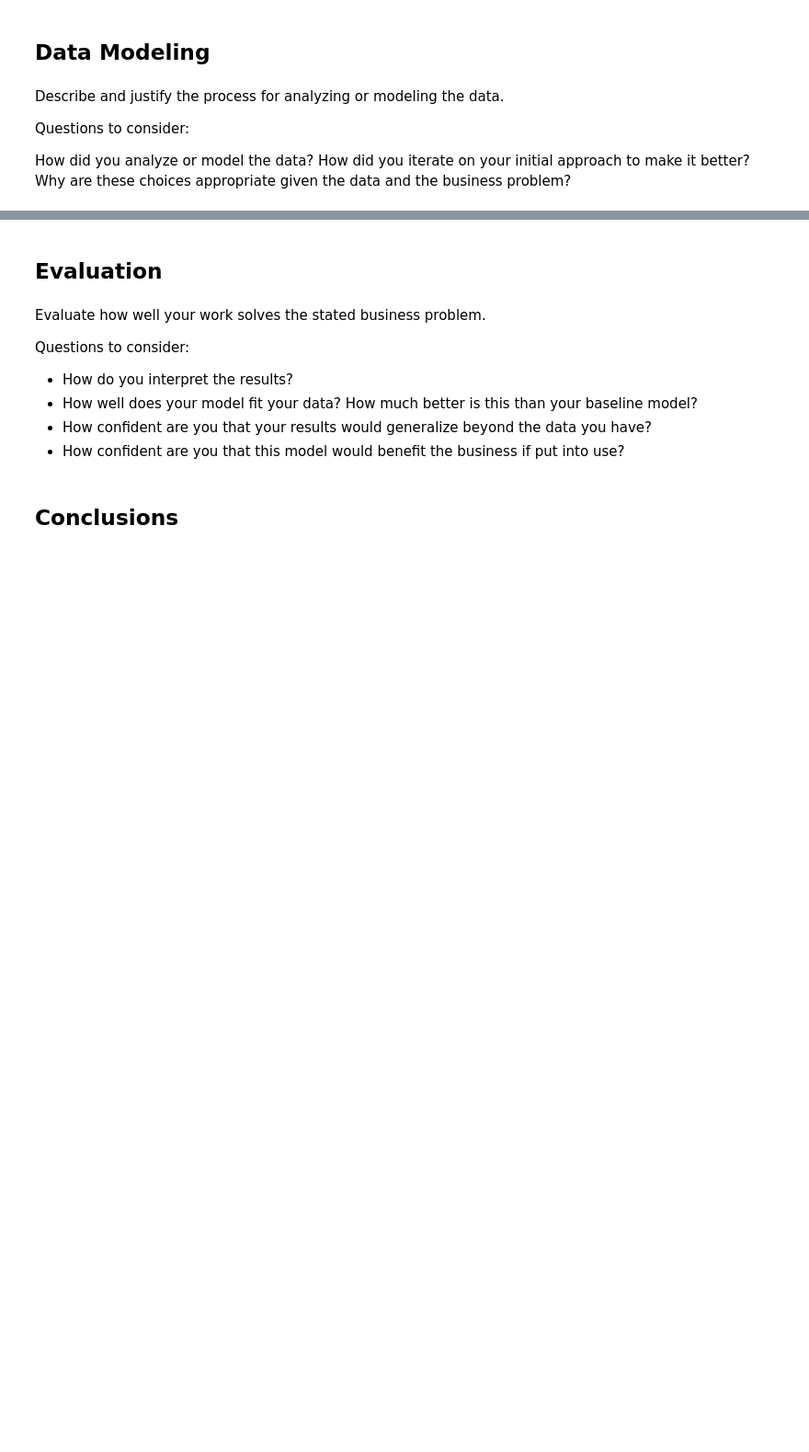
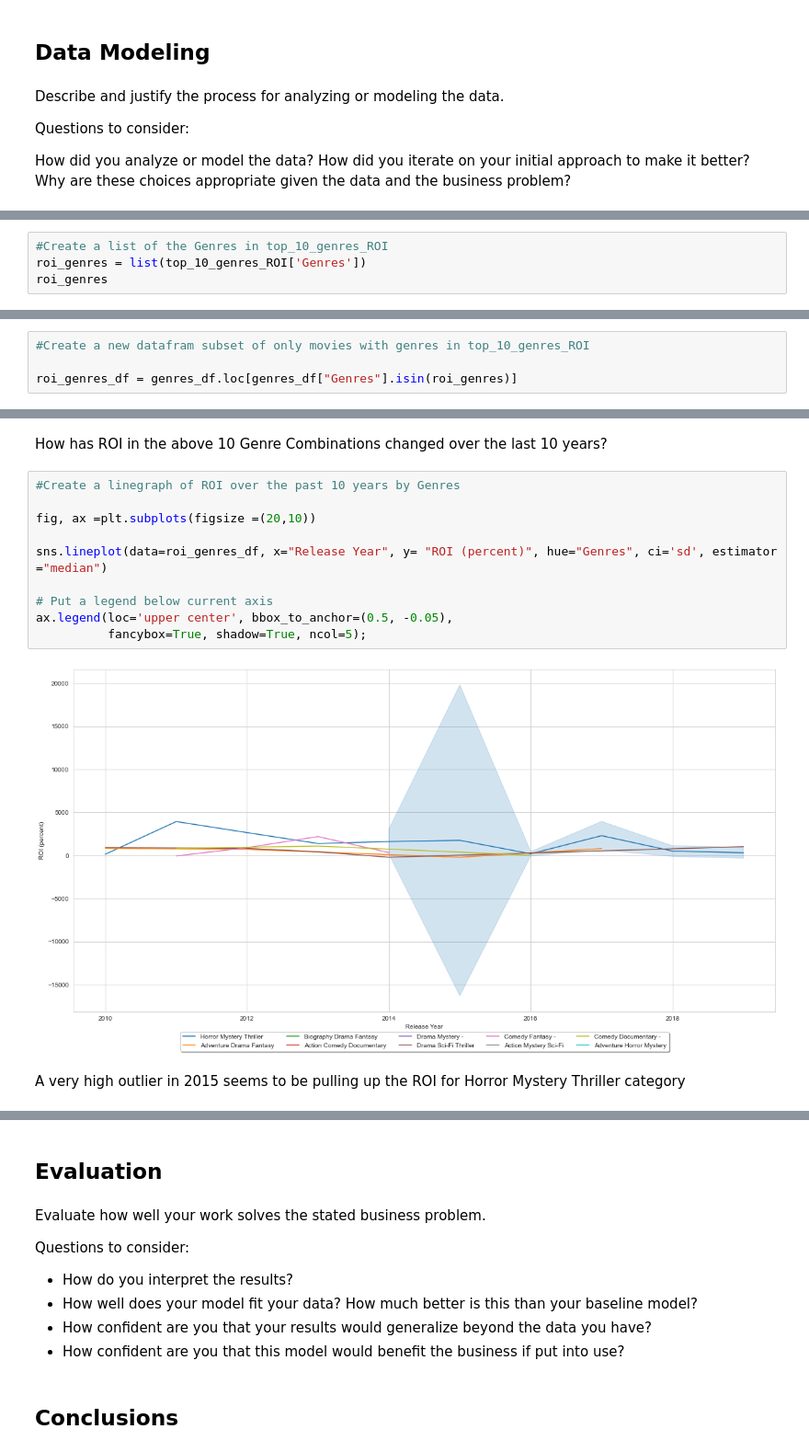
Before and after one commit to aokdata/Film_Performance_EDA, a Jupyter notebook: Film_Performance_EDA.ipynb, the cells around one changed output, grey strips where cells are left out. Shown: that part at 92% size. Drawn from its saved outputs; the diff is of its cells as text; blank space fills up the shorter version.

```diff
--- a/Film_Performance_EDA.ipynb
+++ b/Film_Performance_EDA.ipynb
@@ -596,0 +495,4 @@ ax.set_ylabel('Worldwide Profit');
+# %%
+#Create a list of the Genres in top_10_genres_ROI
+roi_genres = list(top_10_genres_ROI['Genres'])
+roi_genres
@@ -596,0 +510,4 @@ ax.set_ylabel('Worldwide Profit');
+# %%
+#Create a new datafram subset of only movies with genres in top_10_genres_ROI
+
+roi_genres_df = genres_df.loc[genres_df["Genres"].isin(roi_genres)]
@@ -596,0 +532,16 @@ ax.set_ylabel('Worldwide Profit');
+# %% [markdown]
+How has ROI in the above 10 Genre Combinations changed over the last 10 years?
+# %%
+#Create a linegraph of ROI over the past 10 years by Genres
+
+fig, ax =plt.subplots(figsize =(20,10))
+
+sns.lineplot(data=roi_genres_df, x="Release Year", y= "ROI (percent)", hue="Genres", ci='sd', estimator ="median")
+
+# Put a legend below current axis
+ax.legend(loc='upper center', bbox_to_anchor=(0.5, -0.05),
+          fancybox=True, shadow=True, ncol=5);
+# %% [output]
+[figure, added]
+# %% [markdown]
+A very high outlier in 2015 seems to be pulling up the ROI for Horror Mystery Thriller category
```
Also changed, not shown: parts of 101 cells of this notebook, 1 other file.
